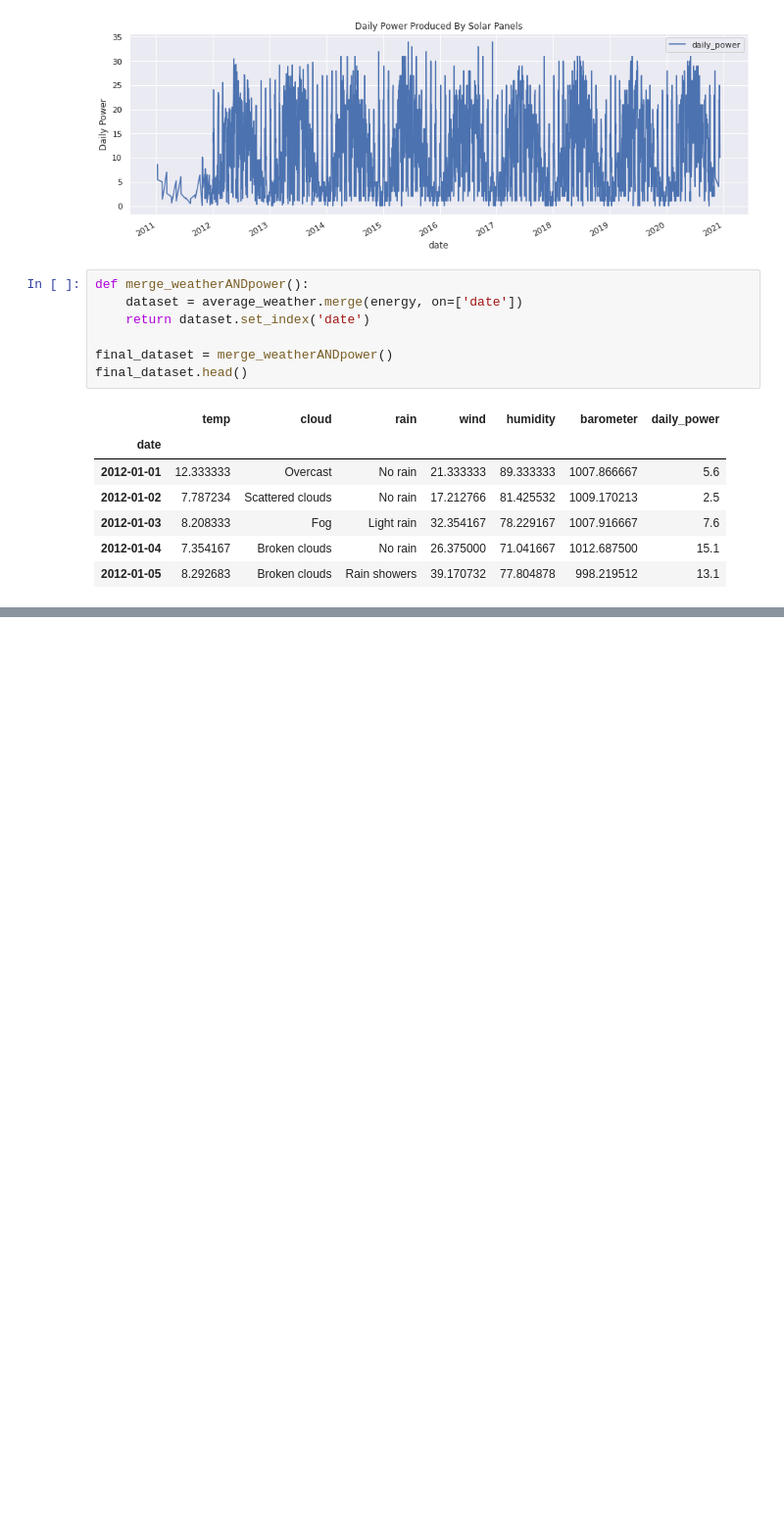
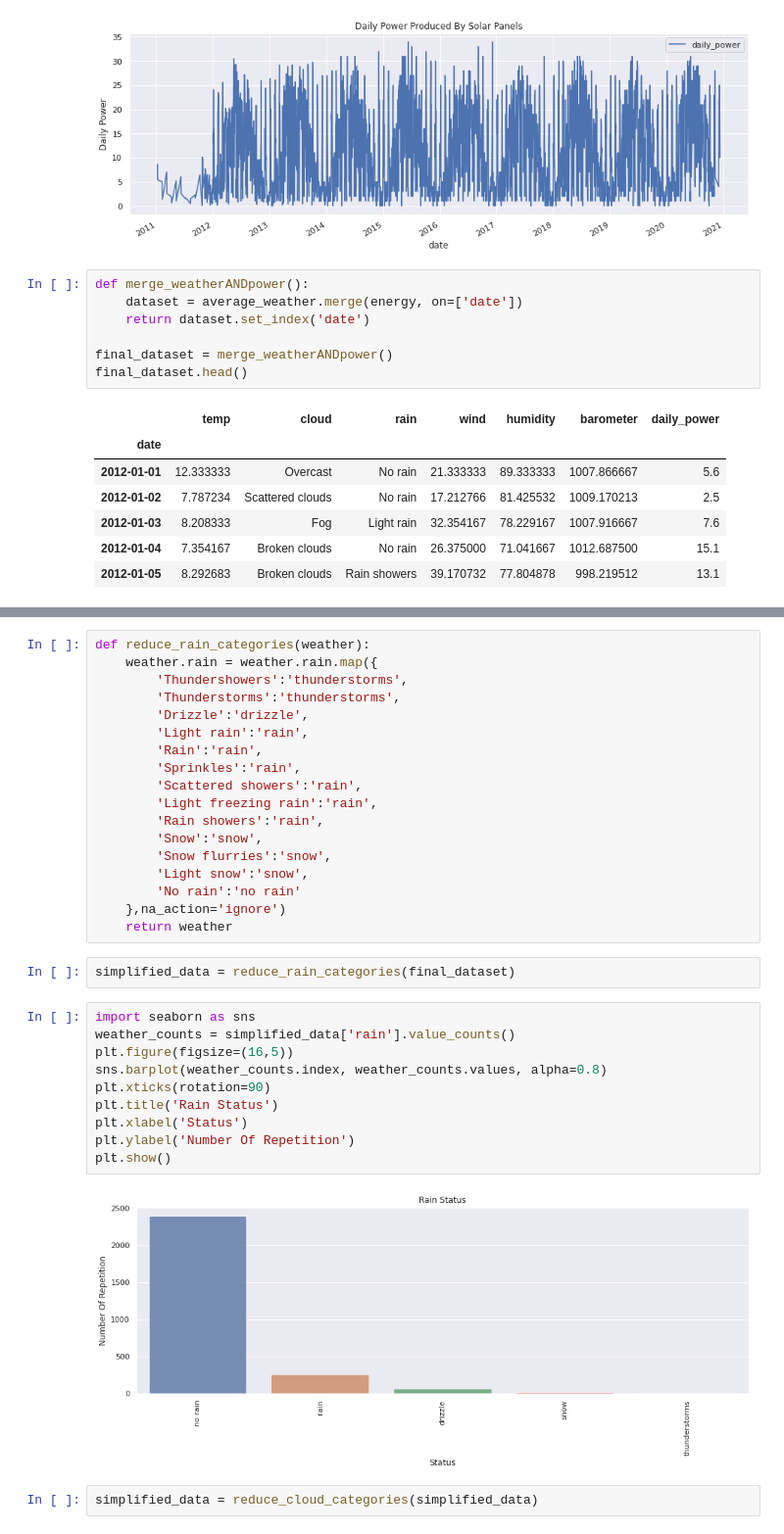
Before and after one commit to MN-Pham/Weather_SolarEnergy_Predictor, a Jupyter notebook: SolarEnergyDataRefine.ipynb, the cells around one changed output, grey strips where cells are left out. Shown at 98% size. Saved outputs shown, nothing was run; the diff lists cells and outputs as text; blank space fills up the shorter version.

```diff
--- a/SolarEnergyDataRefine.ipynb
+++ b/SolarEnergyDataRefine.ipynb
@@ -470,0 +586,34 @@ memory usage: 170.7+ KB
+# %%
+def reduce_rain_categories(weather):
+    weather.rain = weather.rain.map({
+        'Thundershowers':'thunderstorms',
+        'Thunderstorms':'thunderstorms',
+        'Drizzle':'drizzle',
+        'Light rain':'rain',
+        'Rain':'rain',
+        'Sprinkles':'rain',
+        'Scattered showers':'rain',
+        'Light freezing rain':'rain',
+        'Rain showers':'rain',
+        'Snow':'snow',
+        'Snow flurries':'snow',
+        'Light snow':'snow',
+        'No rain':'no rain'
+    },na_action='ignore')
+    return weather
+# %%
+simplified_data = reduce_rain_categories(final_dataset)
+# %%
+import seaborn as sns
+weather_counts = simplified_data['rain'].value_counts()
+plt.figure(figsize=(16,5))
+sns.barplot(weather_counts.index, weather_counts.values, alpha=0.8)
+plt.xticks(rotation=90)
+plt.title('Rain Status')
+plt.xlabel('Status')
+plt.ylabel('Number Of Repetition')
+plt.show()
+# %% [output]
+[figure, added]
+# %%
+simplified_data = reduce_cloud_categories(simplified_data)
```
Also changed, not shown: parts of 18 cells of this notebook, 1 other file.
